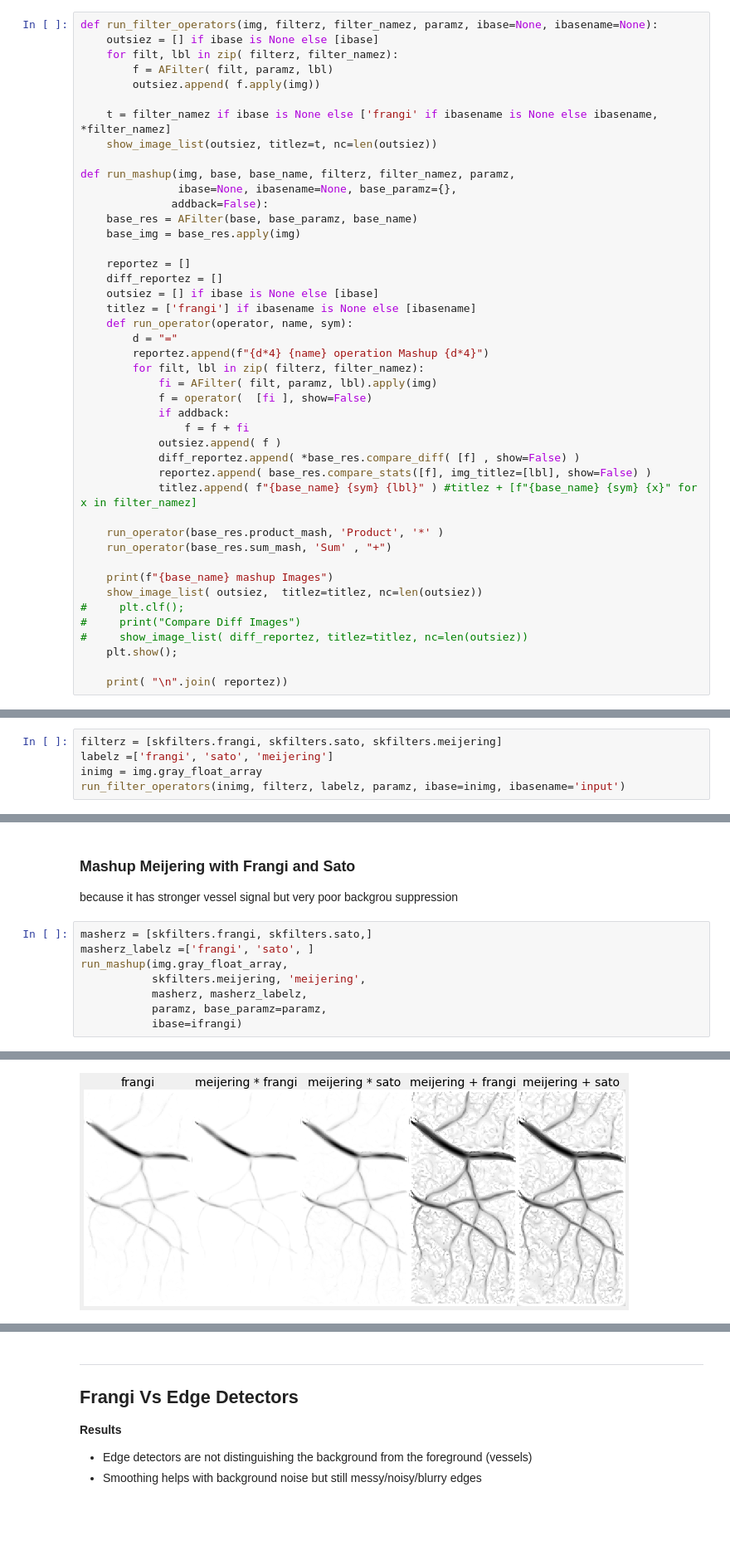
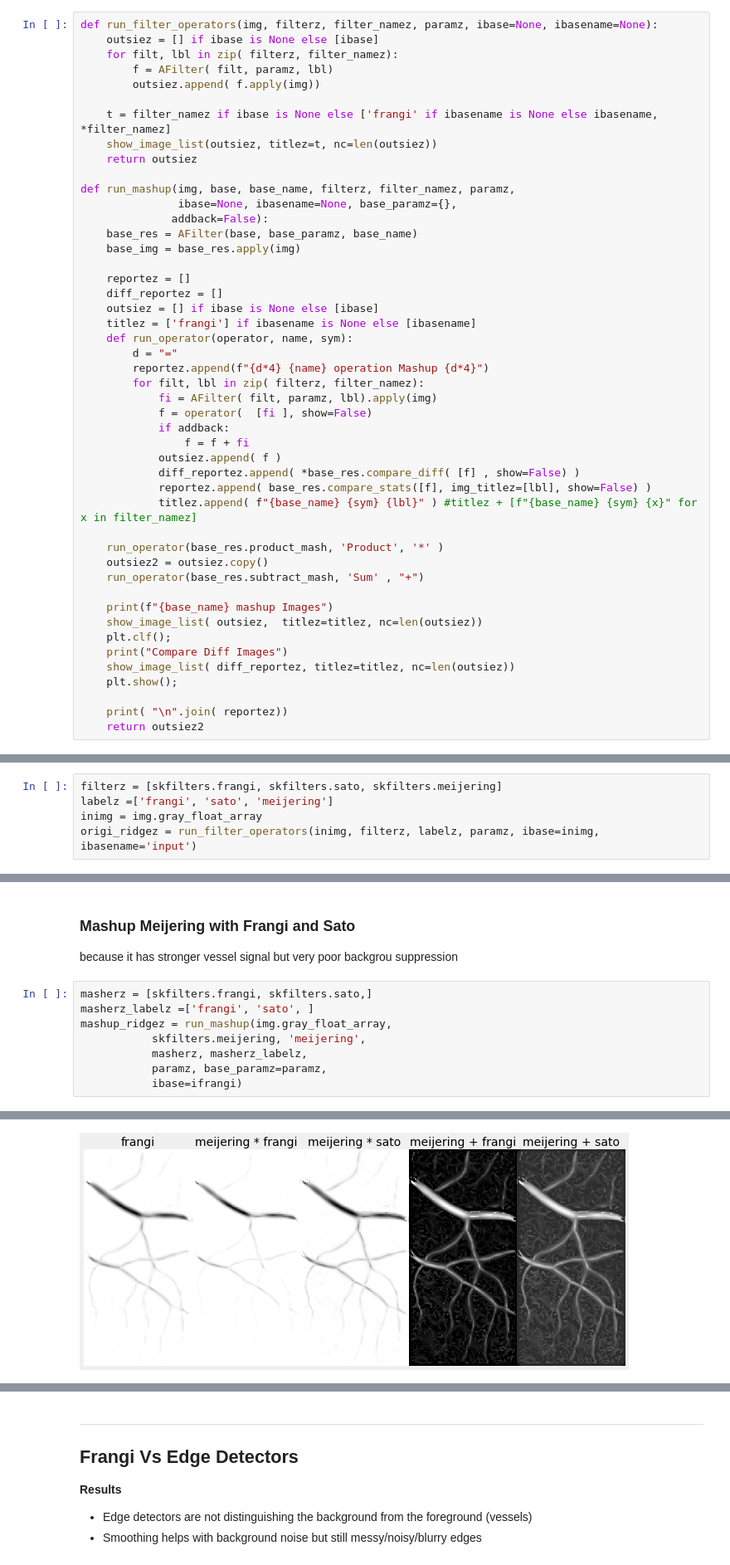
Before and after one commit to bilha-analytics/school, a Jupyter notebook: notebooks/dsp_image/paper/002_frangi_comparison_report.ipynb, the cells around one changed output, grey strips where cells are left out. Shown at 83% size. Drawn from its saved outputs; the diff is of its cells as text; blank space fills up the shorter version.

Commit message:
frangi comparison - added superimpose original image

```diff
--- a/notebooks/dsp_image/paper/002_frangi_comparison_report.ipynb
+++ b/notebooks/dsp_image/paper/002_frangi_comparison_report.ipynb
@@ -50,6 +50,7 @@ def run_filter_operators(img, filterz, filter_namez, paramz, ibase=None, ibasena
 
     t = filter_namez if ibase is None else ['frangi' if ibasename is None else ibasename, *filter_namez]
     show_image_list(outsiez, titlez=t, nc=len(outsiez))
+    return outsiez
 
 def run_mashup(img, base, base_name, filterz, filter_namez, paramz,
                ibase=None, ibasename=None, base_paramz={},
@@ -75,16 +76,18 @@ def run_mashup(img, base, base_name, filterz, filter_namez, paramz,
             titlez.append( f"{base_name} {sym} {lbl}" ) #titlez + [f"{base_name} {sym} {x}" for x in filter_namez]
 
     run_operator(base_res.product_mash, 'Product', '*' )
-    run_operator(base_res.sum_mash, 'Sum' , "+")
+    outsiez2 = outsiez.copy()
+    run_operator(base_res.subtract_mash, 'Sum' , "+")
 
     print(f"{base_name} mashup Images")
     show_image_list( outsiez,  titlez=titlez, nc=len(outsiez))
-#     plt.clf();
-#     print("Compare Diff Images")
-#     show_image_list( diff_reportez, titlez=titlez, nc=len(outsiez))
+    plt.clf();
+    print("Compare Diff Images")
+    show_image_list( diff_reportez, titlez=titlez, nc=len(outsiez))
     plt.show();
 
     print( "\n".join( reportez))
+    return outsiez2
 # %%
 sigmaz = range(0,10,1) #[ x/10 for x in range(4,100,2)]
 paramz = {'sigmas':sigmaz, 'black_ridges':0 }
@@ -96,7 +99,7 @@ ifrangi = AFilter( skfilters.frangi, paramz, 'lbl', mode=-1).apply(img.gray_floa
 filterz = [skfilters.frangi, skfilters.sato, skfilters.meijering]
 labelz =['frangi', 'sato', 'meijering']
 inimg = img.gray_float_array
-run_filter_operators(inimg, filterz, labelz, paramz, ibase=inimg, ibasename='input')
+origi_ridgez = run_filter_operators(inimg, filterz, labelz, paramz, ibase=inimg, ibasename='input')
 # %% [output]
 [figure]
 # %% [markdown]
@@ -105,11 +108,11 @@ because it has stronger vessel signal but very poor backgrou suppression
 # %%
 masherz = [skfilters.frangi, skfilters.sato,]
 masherz_labelz =['frangi', 'sato', ]
-run_mashup(img.gray_float_array,
+mashup_ridgez = run_mashup(img.gray_float_array,
            skfilters.meijering, 'meijering',
            masherz, masherz_labelz,
            paramz, base_paramz=paramz,
            ibase=ifrangi)
 # %% [output]
 meijering mashup Images
-[figure, old version]
+[figure, new version]
```
Also changed, not shown: parts of 10 cells of this notebook, 4 other files.
